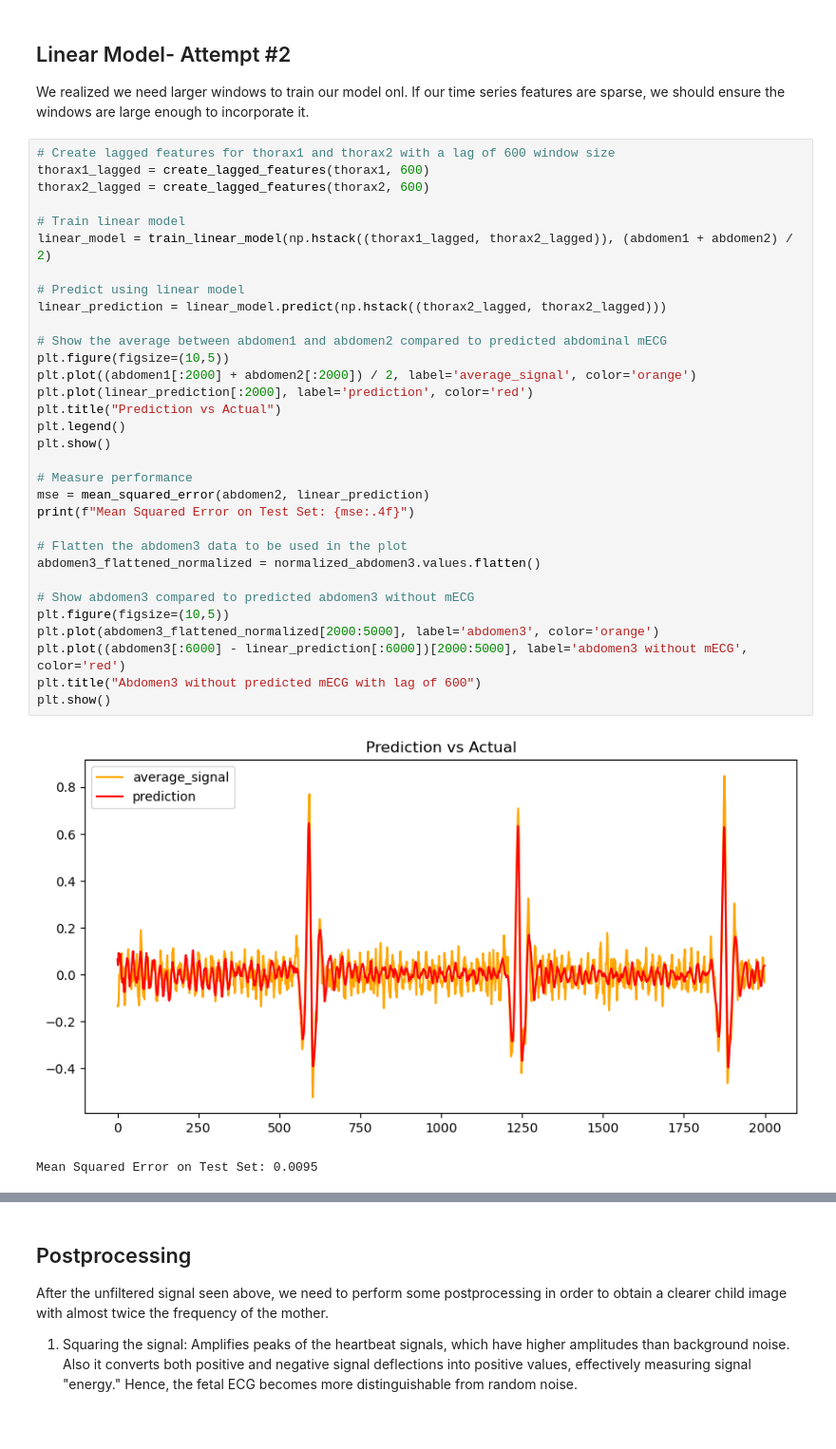
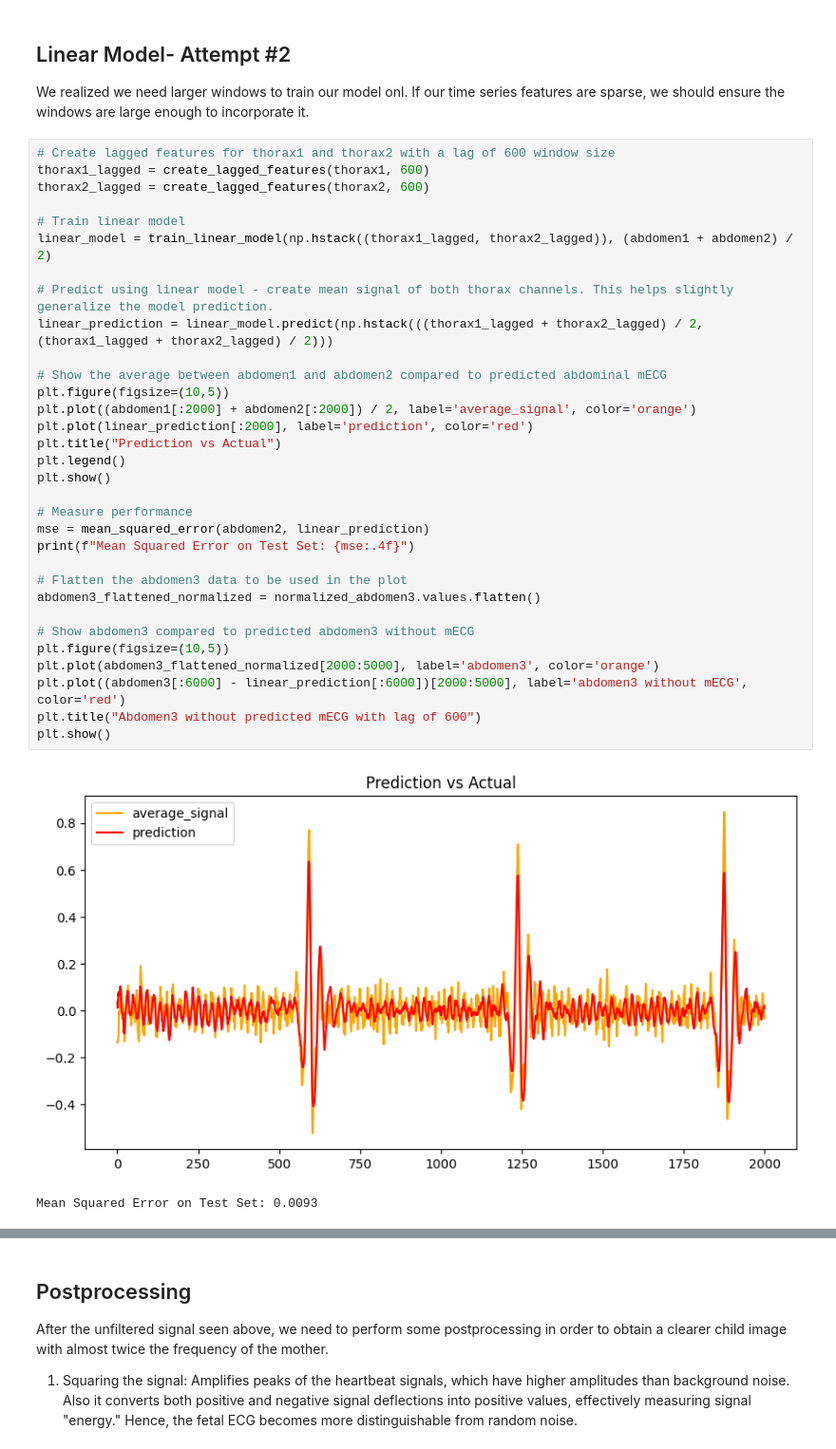
Before and after one commit to arasaniu/aml, a Jupyter notebook: src/main.ipynb, the cells around one changed output, grey strips where cells are left out. Shown at 95% size. Drawn from its saved outputs; the diff is of its cells as text; blank space fills up the shorter version.

Commit message:
change to prediction data

```diff
--- a/src/main.ipynb
+++ b/src/main.ipynb
@@ -108,37 +108,37 @@ We realized we need larger windows to train our model onl. If our time series fe
 # Create lagged features for thorax1 and thorax2 with a lag of 600 window size
 thorax1_lagged = create_lagged_features(thorax1, 600)
 thorax2_lagged = create_lagged_features(thorax2, 600)
 
 # Train linear model
 linear_model = train_linear_model(np.hstack((thorax1_lagged, thorax2_lagged)), (abdomen1 + abdomen2) / 2)
 
-# Predict using linear model
-linear_prediction = linear_model.predict(np.hstack((thorax2_lagged, thorax2_lagged)))
+# Predict using linear model - create mean signal of both thorax channels. This helps slightly generalize the model prediction.
+linear_prediction = linear_model.predict(np.hstack(((thorax1_lagged + thorax2_lagged) / 2, (thorax1_lagged + thorax2_lagged) / 2)))
 
 # Show the average between abdomen1 and abdomen2 compared to predicted abdominal mECG
 plt.figure(figsize=(10,5))
 plt.plot((abdomen1[:2000] + abdomen2[:2000]) / 2, label='average_signal', color='orange')
 plt.plot(linear_prediction[:2000], label='prediction', color='red')
 plt.title("Prediction vs Actual")
 plt.legend()
 plt.show()
 
 # Measure performance
 mse = mean_squared_error(abdomen2, linear_prediction)
 print(f"Mean Squared Error on Test Set: {mse:.4f}")
 
 # Flatten the abdomen3 data to be used in the plot
 abdomen3_flattened_normalized = normalized_abdomen3.values.flatten()
 
 # Show abdomen3 compared to predicted abdomen3 without mECG
 plt.figure(figsize=(10,5))
 plt.plot(abdomen3_flattened_normalized[2000:5000], label='abdomen3', color='orange')
 plt.plot((abdomen3[:6000] - linear_prediction[:6000])[2000:5000], label='abdomen3 without mECG', color='red')
 plt.title("Abdomen3 without predicted mECG with lag of 600")
 plt.show()
 # %% [output]
-[figure, old version]
+[figure, new version]
-Mean Squared Error on Test Set: 0.0095
+Mean Squared Error on Test Set: 0.0093
 [figure]
 # %%
 # Subtract the linear prediction from the abdomen3 signal to obtain noisy fECG
```
Also changed, not shown: parts of 5 cells of this notebook.
